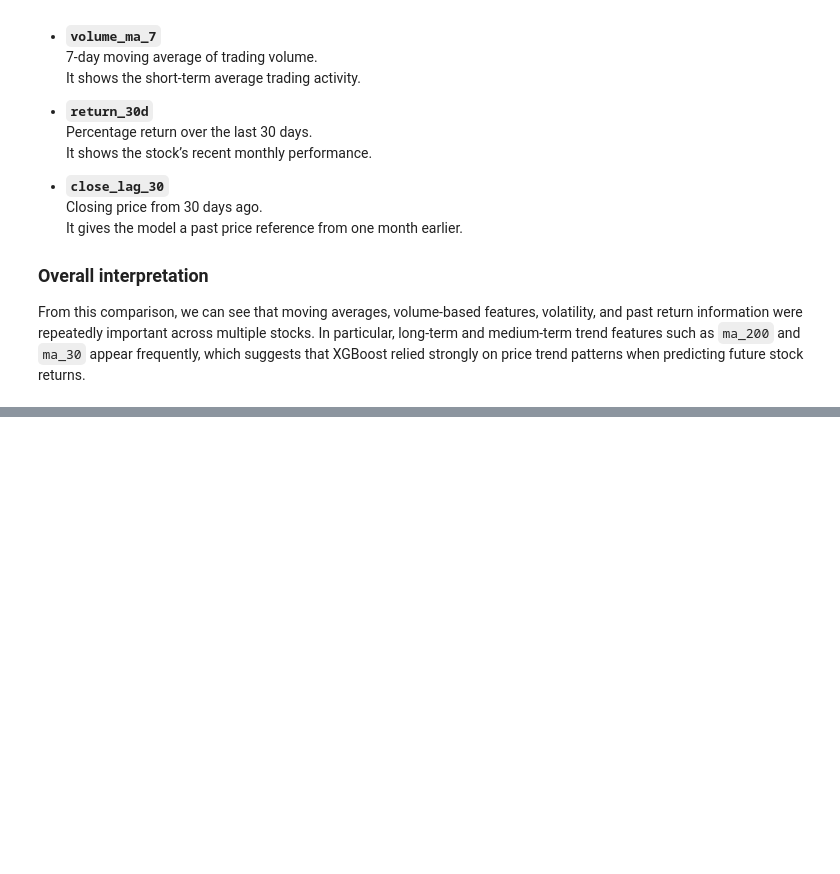
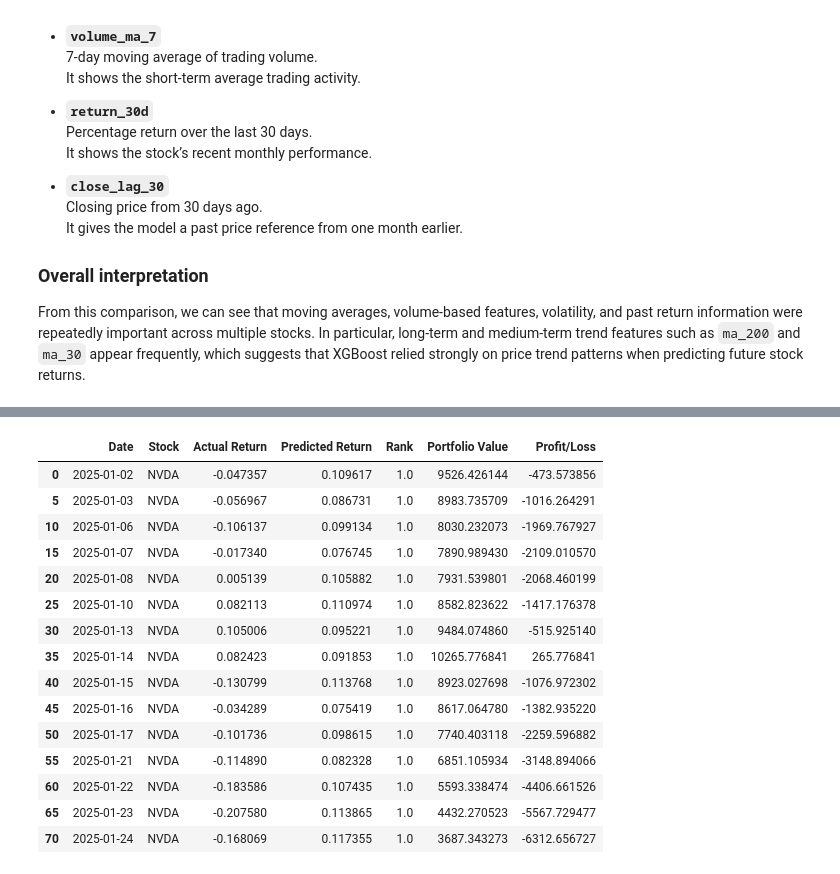
Before and after one commit to SU-IST707-SP26/group-project-algorithm-architects, a Jupyter notebook: work/Models/Xgboost_model.ipynb, the cells around one changed output, grey strips where cells are left out. Cells and saved outputs as stored; diff of their text form; code cells hidden in the pictures; blank space fills up the shorter version.

```diff
--- a/work/Models/Xgboost_model.ipynb
+++ b/work/Models/Xgboost_model.ipynb
@@ -2696,0 +2645,13 @@ A later project step can extend this into full portfolio allocation by distribut
+# %%
+# Rank stocks for each date based on predicted return
+
+xgboost_predictions_df["Rank"] = xgboost_predictions_df.groupby("Date")[
+    "Predicted Return"
+].rank(ascending=False, method="first")
+
+# Sort for readability
+xgboost_predictions_df = xgboost_predictions_df.sort_values(
+    ["Date", "Rank"]
+).reset_index(drop=True)
+
+xgboost_predictions_df.head(15)
@@ -2696,0 +2716,35 @@ A later project step can extend this into full portfolio allocation by distribut
+# %%
+# Simulate portfolio growth using the top-ranked stock at each date
+
+initial_capital = 10000
+capital = initial_capital
+portfolio_values = []
+
+for actual_return in top_stock_each_date_df["Actual Return"]:
+    capital = capital * (1 + actual_return)
+    portfolio_values.append(capital)
+
+# Store cumulative results
+top_stock_each_date_df["Portfolio Value"] = portfolio_values
+top_stock_each_date_df["Profit/Loss"] = (
+    top_stock_each_date_df["Portfolio Value"] - initial_capital
+)
+
+top_stock_each_date_df.head(15)
+# %% [output]
+|  | Date | Stock | Actual Return | Predicted Return | Rank | Portfolio Value | Profit/Loss |
+| 0 | 2025-01-02 | NVDA | -0.047357 | 0.109617 | 1.0 | 9526.426144 | -473.573856 |
+| 5 | 2025-01-03 | NVDA | -0.056967 | 0.086731 | 1.0 | 8983.735709 | -1016.264291 |
+| 10 | 2025-01-06 | NVDA | -0.106137 | 0.099134 | 1.0 | 8030.232073 | -1969.767927 |
+| 15 | 2025-01-07 | NVDA | -0.017340 | 0.076745 | 1.0 | 7890.989430 | -2109.010570 |
+| 20 | 2025-01-08 | NVDA | 0.005139 | 0.105882 | 1.0 | 7931.539801 | -2068.460199 |
+| 25 | 2025-01-10 | NVDA | 0.082113 | 0.110974 | 1.0 | 8582.823622 | -1417.176378 |
+| 30 | 2025-01-13 | NVDA | 0.105006 | 0.095221 | 1.0 | 9484.074860 | -515.925140 |
+| 35 | 2025-01-14 | NVDA | 0.082423 | 0.091853 | 1.0 | 10265.776841 | 265.776841 |
+| 40 | 2025-01-15 | NVDA | -0.130799 | 0.113768 | 1.0 | 8923.027698 | -1076.972302 |
+| 45 | 2025-01-16 | NVDA | -0.034289 | 0.075419 | 1.0 | 8617.064780 | -1382.935220 |
+| 50 | 2025-01-17 | NVDA | -0.101736 | 0.098615 | 1.0 | 7740.403118 | -2259.596882 |
+| 55 | 2025-01-21 | NVDA | -0.114890 | 0.082328 | 1.0 | 6851.105934 | -3148.894066 |
+| 60 | 2025-01-22 | NVDA | -0.183586 | 0.107435 | 1.0 | 5593.338474 | -4406.661526 |
+| 65 | 2025-01-23 | NVDA | -0.207580 | 0.113865 | 1.0 | 4432.270523 | -5567.729477 |
+| 70 | 2025-01-24 | NVDA | -0.168069 | 0.117355 | 1.0 | 3687.343273 | -6312.656727 |
```
Also changed, not shown: parts of 25 cells of this notebook, 1 other file.
